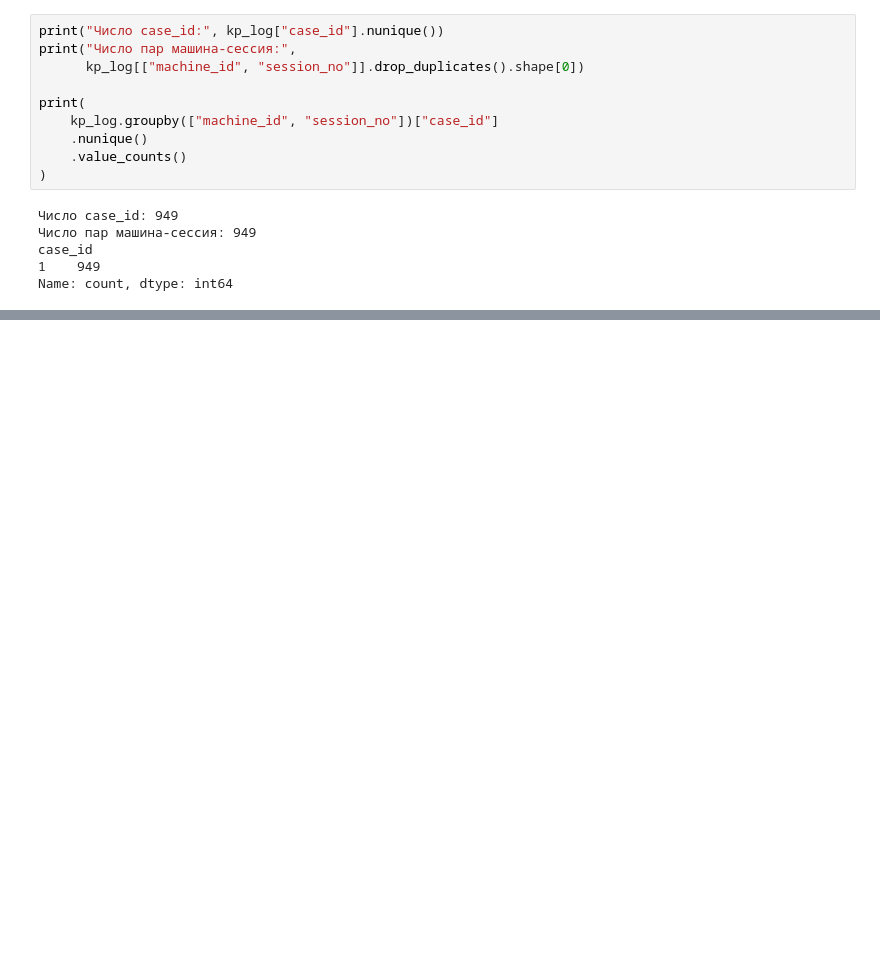
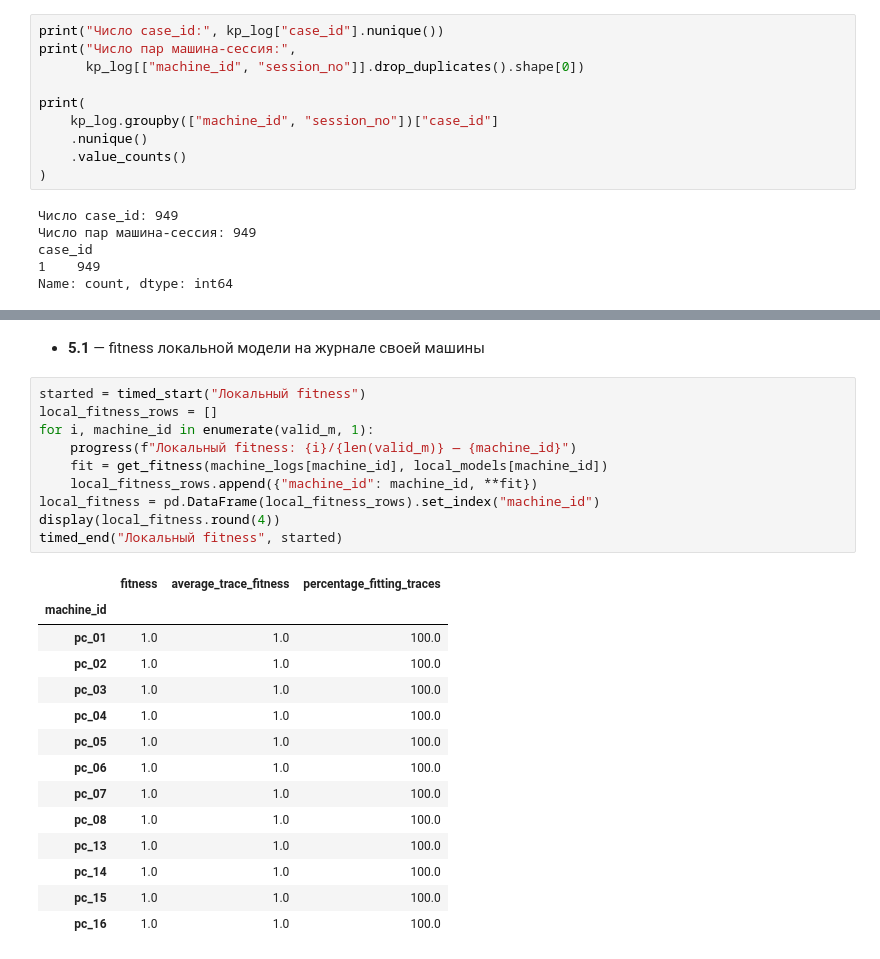
Before and after one commit to iuliivasilev/SurvivalProcessMining, a Jupyter notebook: Reliability_Sudeikina/04_component_schemes.ipynb, the cells around one changed output, grey strips where cells are left out. Cells and saved outputs as stored; diff of their text form; blank space fills up the shorter version.

```diff
--- a/Reliability_Sudeikina/04_component_schemes.ipynb
+++ b/Reliability_Sudeikina/04_component_schemes.ipynb
@@ -232,0 +311,27 @@ Name: count, dtype: int64
+# %% [markdown]
+- **5.1** — fitness локальной модели на журнале своей машины
+# %%
+started = timed_start("Локальный fitness")
+local_fitness_rows = []
+for i, machine_id in enumerate(valid_m, 1):
+    progress(f"Локальный fitness: {i}/{len(valid_m)} — {machine_id}")
+    fit = get_fitness(machine_logs[machine_id], local_models[machine_id])
+    local_fitness_rows.append({"machine_id": machine_id, **fit})
+local_fitness = pd.DataFrame(local_fitness_rows).set_index("machine_id")
+display(local_fitness.round(4))
+timed_end("Локальный fitness", started)
+# %% [output]
+|  | fitness | average_trace_fitness | percentage_fitting_traces |
+| machine_id |  |  |  |
+| pc_01 | 1.0 | 1.0 | 100.0 |
+| pc_02 | 1.0 | 1.0 | 100.0 |
+| pc_03 | 1.0 | 1.0 | 100.0 |
+| pc_04 | 1.0 | 1.0 | 100.0 |
+| pc_05 | 1.0 | 1.0 | 100.0 |
+| pc_06 | 1.0 | 1.0 | 100.0 |
+| pc_07 | 1.0 | 1.0 | 100.0 |
+| pc_08 | 1.0 | 1.0 | 100.0 |
+| pc_13 | 1.0 | 1.0 | 100.0 |
+| pc_14 | 1.0 | 1.0 | 100.0 |
+| pc_15 | 1.0 | 1.0 | 100.0 |
+| pc_16 | 1.0 | 1.0 | 100.0 |
```
Also changed, not shown: parts of 19 cells of this notebook.
